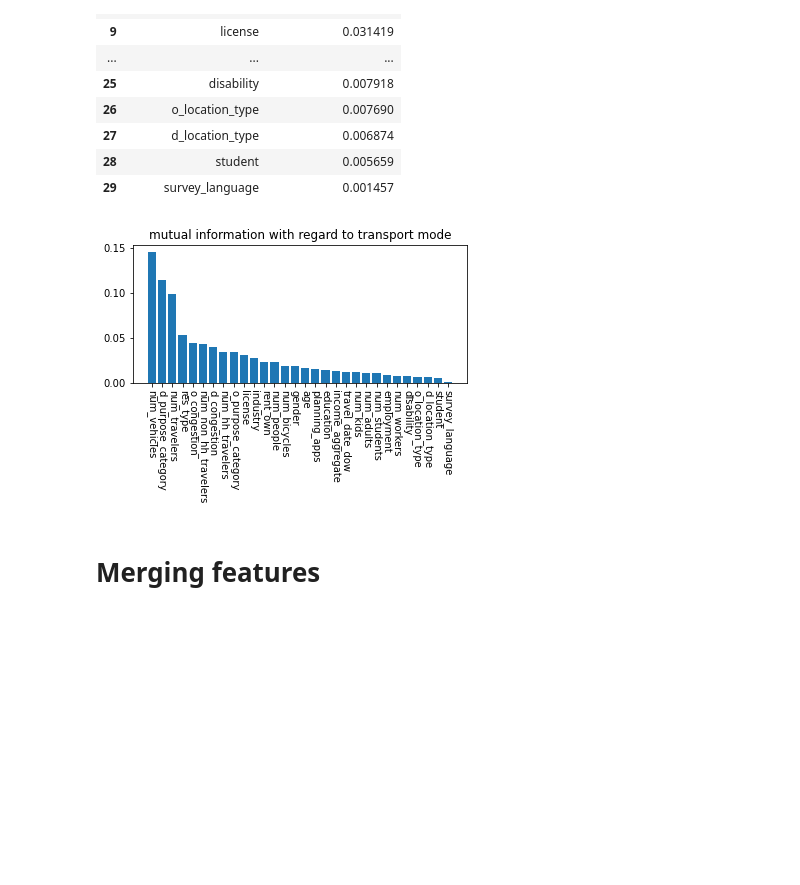
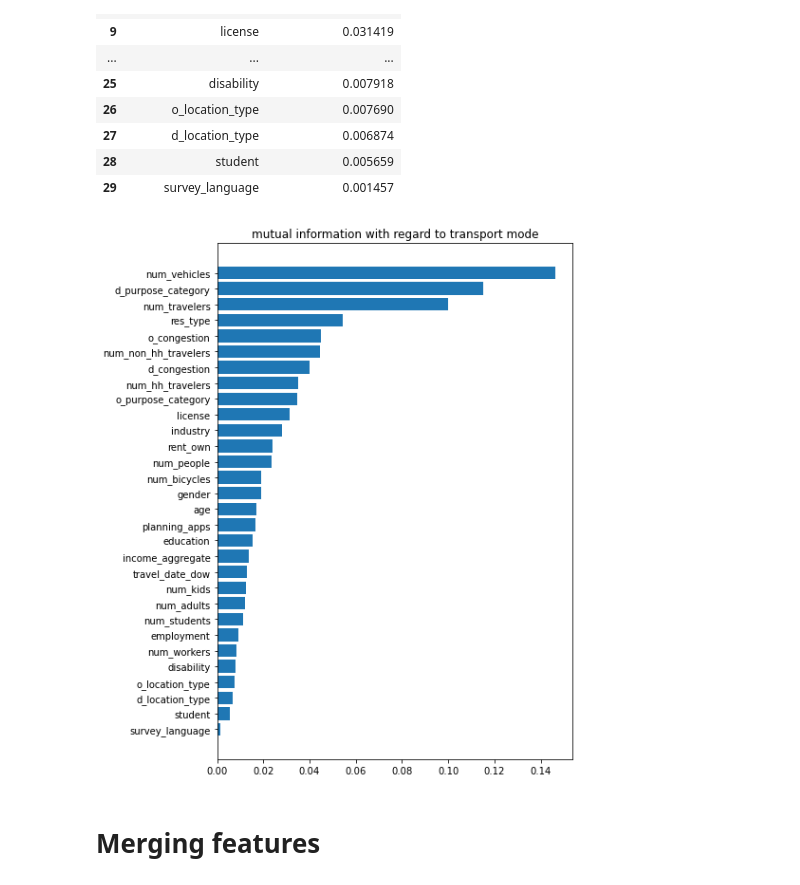
Before and after one commit to elxl/Decisionaid-ML, a Jupyter notebook: feature_selection_mutual_info.ipynb, the cells around one changed output. Saved outputs shown, nothing was run; the diff lists cells and outputs as text; code cells hidden in the pictures; blank space fills up the shorter version.

```diff
--- a/feature_selection_mutual_info.ipynb
+++ b/feature_selection_mutual_info.ipynb
@@ -114,14 +119,16 @@ mutual_info_mode_df
 | 28 | student | 0.005659 |
 | 29 | survey_language | 0.001457 |
 # %%
+fig, ax = plt.subplots()
+fig.set_size_inches(8, 10)
 
-plt.bar(mutual_info_mode_df['feature_name'], mutual_info_mode_df['mutual_information'])
-plt.xticks(rotation=270)
+ax.barh(mutual_info_mode_df['feature_name'], mutual_info_mode_df['mutual_information'])
+plt.gca().invert_yaxis()
 plt.title('mutual information with regard to transport mode')
-plt.subplots_adjust(bottom=0.4)
+plt.subplots_adjust(left=0.25)
 plt.savefig('image/mutual_info_mode.eps')
 # %% [output]
-[figure, old version]
+[figure, new version]
 # %% [markdown]
 # Merging features
 # %%
```
Also changed, not shown: parts of 1 cell of this notebook, 2 other files.
